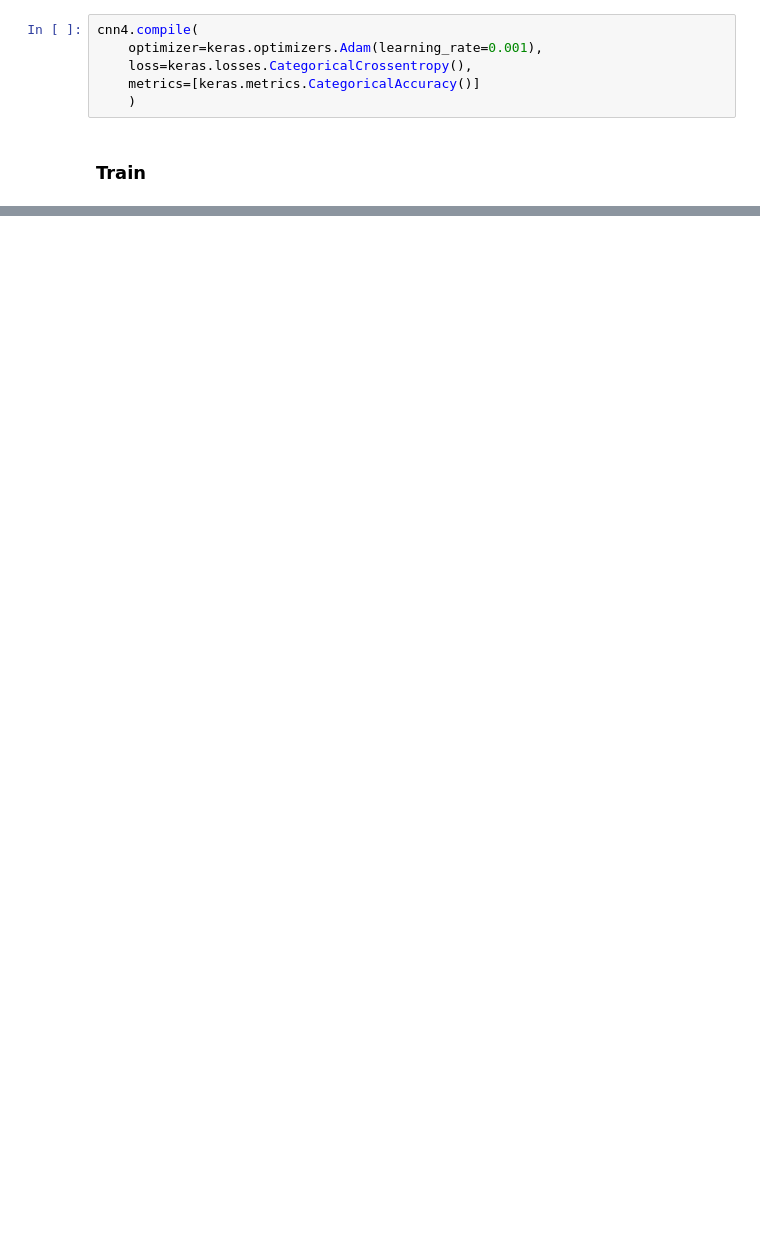
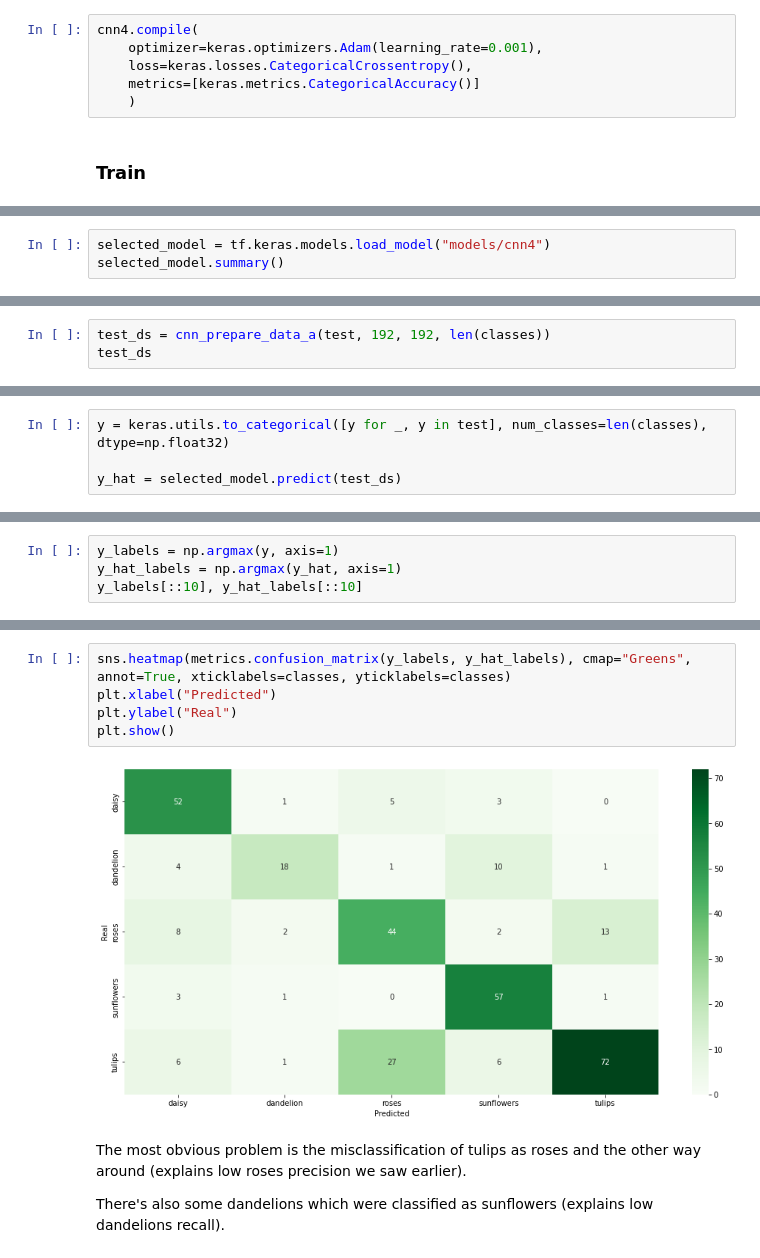
Before and after one commit to FreeLike76/ComputerVisionCourse, a Jupyter notebook: Task2/main.ipynb, the cells around one changed output, grey strips where cells are left out. Saved outputs shown, nothing was run; the diff lists cells and outputs as text; blank space fills up the shorter version.

```diff
--- a/Task2/main.ipynb
+++ b/Task2/main.ipynb
@@ -755,0 +811,3 @@ plt.show()
+# %%
+selected_model = tf.keras.models.load_model("models/cnn4")
+selected_model.summary()
@@ -755,0 +834,3 @@ plt.show()
+# %%
+test_ds = cnn_prepare_data_a(test, 192, 192, len(classes))
+test_ds
@@ -755,0 +849,4 @@ plt.show()
+# %%
+y = keras.utils.to_categorical([y for _, y in test], num_classes=len(classes), dtype=np.float32)
+
+y_hat = selected_model.predict(test_ds)
@@ -755,0 +855,4 @@ plt.show()
+# %%
+y_labels = np.argmax(y, axis=1)
+y_hat_labels = np.argmax(y_hat, axis=1)
+y_labels[::10], y_hat_labels[::10]
@@ -755,0 +884,11 @@ plt.show()
+# %%
+sns.heatmap(metrics.confusion_matrix(y_labels, y_hat_labels), cmap="Greens", annot=True, xticklabels=classes, yticklabels=classes)
+plt.xlabel("Predicted")
+plt.ylabel("Real")
+plt.show()
+# %% [output]
+[figure, added]
+# %% [markdown]
+The most obvious problem is the misclassification of tulips as roses and the other way around (explains low roses precision we saw earlier).
+
+There's also some dandelions which were classified as sunflowers (explains low dandelions recall).
```
Also changed, not shown: parts of 65 cells of this notebook, 1 other file.
